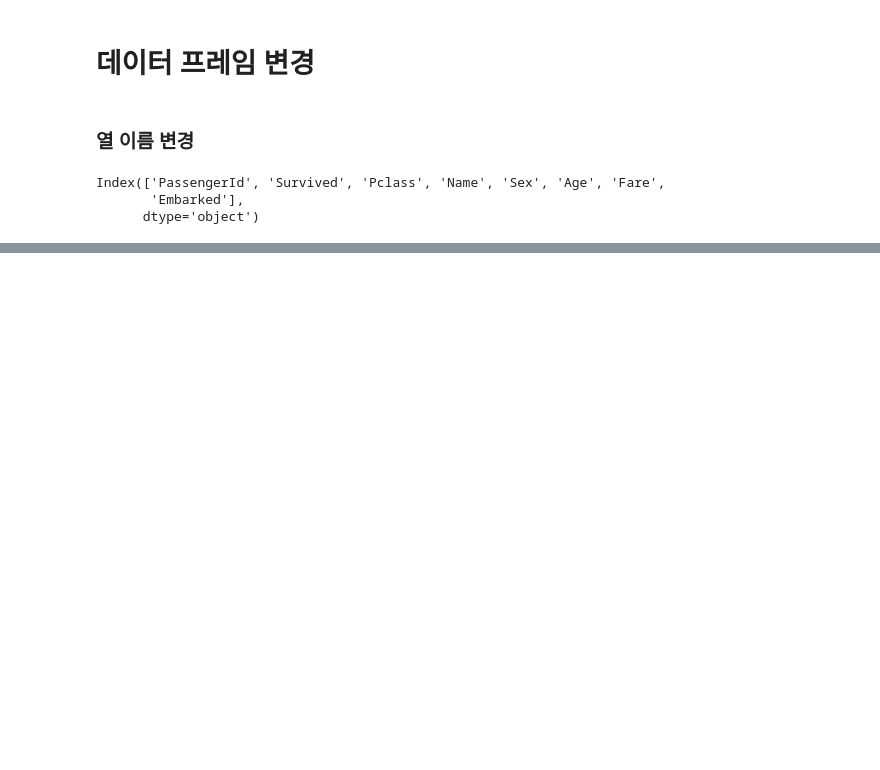
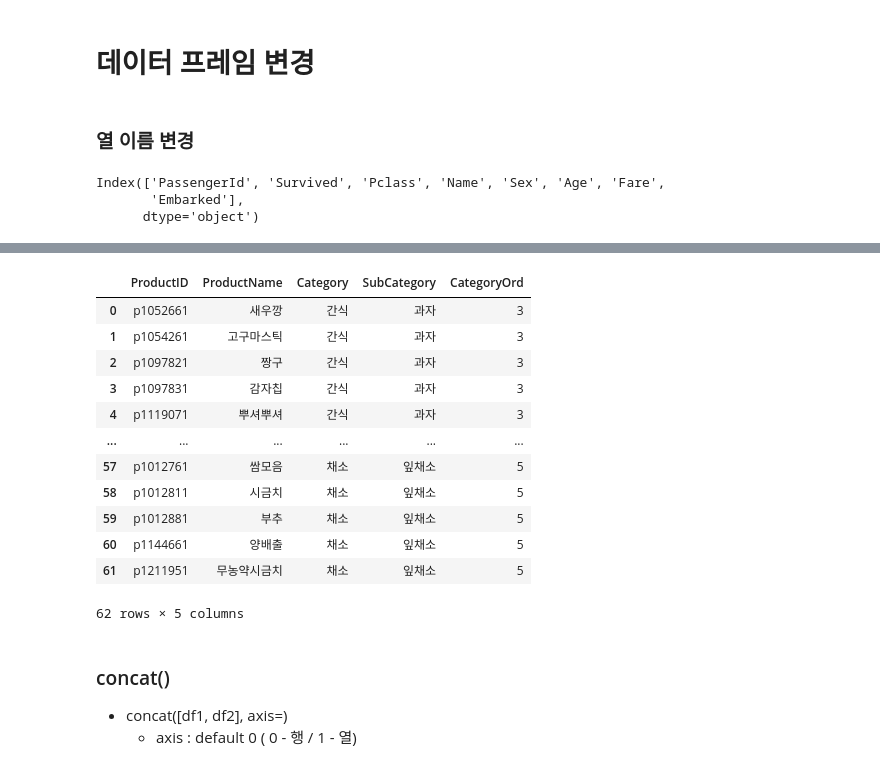
Before and after one commit to mskyun721/aivle_python, a Jupyter notebook: Class/Pandas.ipynb, the cells around one changed output, grey strips where cells are left out. Cells and saved outputs as stored; diff of their text form; code cells hidden in the pictures; blank space fills up the shorter version.

```diff
--- a/Class/Pandas.ipynb
+++ b/Class/Pandas.ipynb
@@ -249,0 +332,16 @@ Index(['PassengerId', 'Survived', 'Pclass', 'Name', 'Sex', 'Age', 'Fare',
+# %%
+products
+# %% [output]
+|  | ProductID | ProductName | Category | SubCategory | CategoryOrd |
+| 0 | p1052661 | 새우깡 | 간식 | 과자 | 3 |
+| 1 | p1054261 | 고구마스틱 | 간식 | 과자 | 3 |
+| 2 | p1097821 | 짱구 | 간식 | 과자 | 3 |
+| 3 | p1097831 | 감자칩 | 간식 | 과자 | 3 |
+| 4 | p1119071 | 뿌셔뿌셔 | 간식 | 과자 | 3 |
+| ... | ... | ... | ... | ... | ... |
+| 57 | p1012761 | 쌈모음 | 채소 | 잎채소 | 5 |
+| 58 | p1012811 | 시금치 | 채소 | 잎채소 | 5 |
+| 59 | p1012881 | 부추 | 채소 | 잎채소 | 5 |
+| 60 | p1144661 | 양배출 | 채소 | 잎채소 | 5 |
+| 61 | p1211951 | 무농약시금치 | 채소 | 잎채소 | 5 |
+62 rows × 5 columns
@@ -249,0 +353,4 @@ Index(['PassengerId', 'Survived', 'Pclass', 'Name', 'Sex', 'Age', 'Fare',
+# %% [markdown]
+### concat()
+ - concat([df1, df2], axis=)
+     - axis : default 0 ( 0 - 행 / 1 - 열)
```
Also changed, not shown: parts of 22 cells of this notebook, 1 other file.
